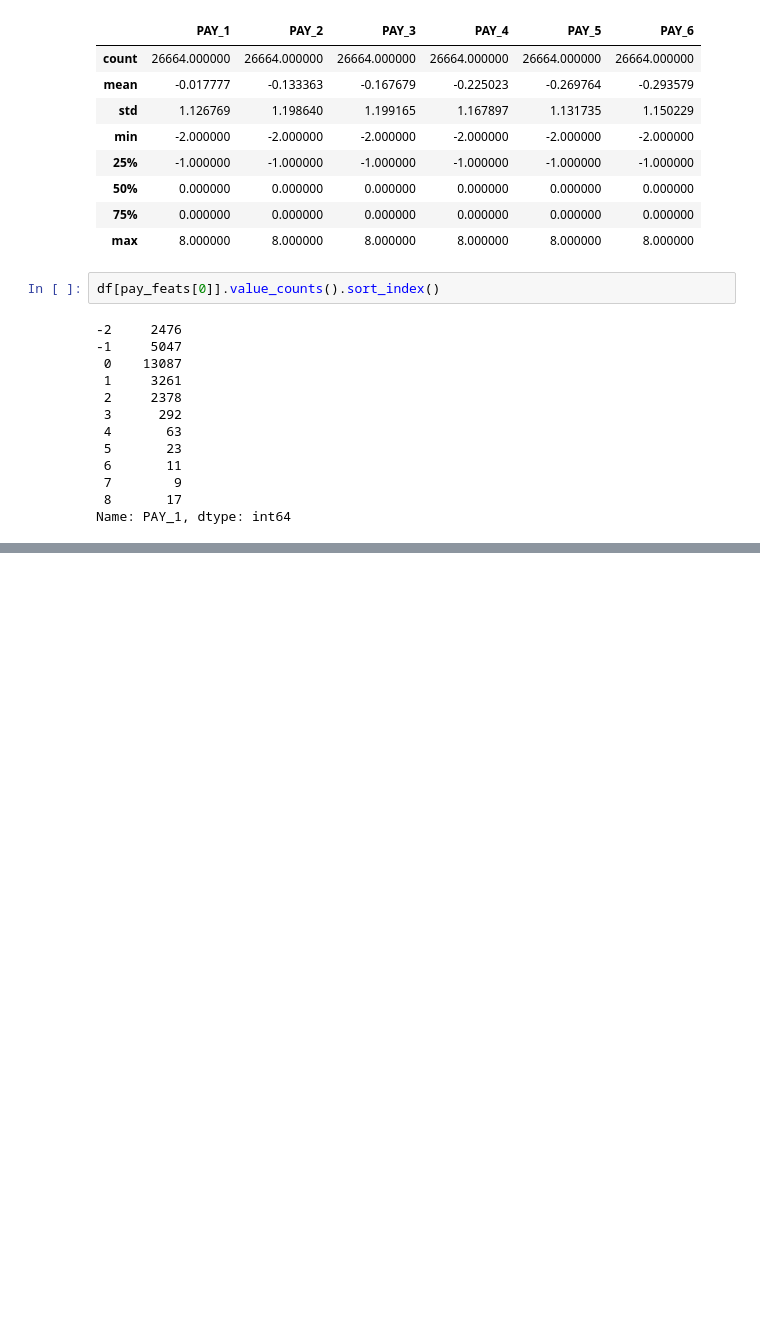
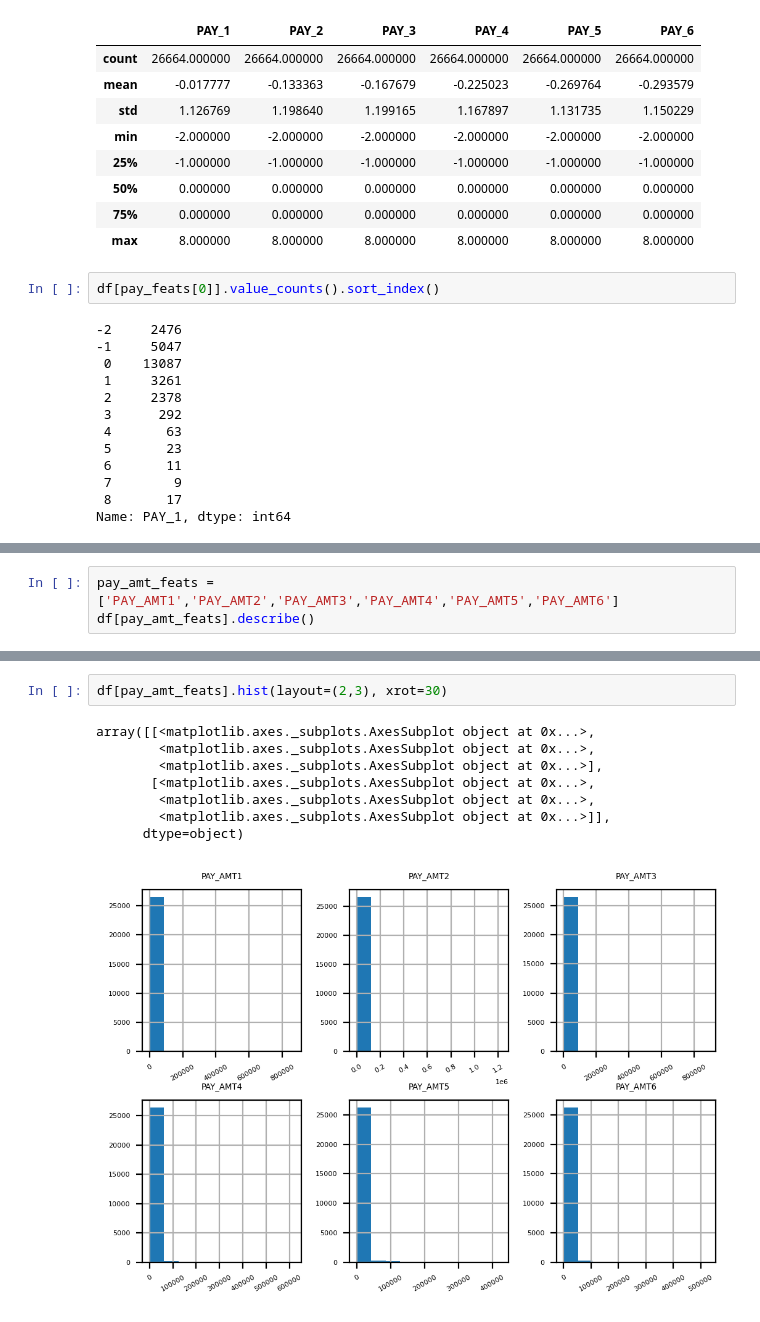
Before and after one commit to raceit80/dsp, a Jupyter notebook: data_visualization_1.ipynb, the cells around one changed output, grey strips where cells are left out. Cells and saved outputs as stored; diff of their text form; blank space fills up the shorter version.

```diff
--- a/data_visualization_1.ipynb
+++ b/data_visualization_1.ipynb
@@ -46,0 +118,3 @@ df[pay_feats[0]].hist()
+# %%
+pay_amt_feats = ['PAY_AMT1','PAY_AMT2','PAY_AMT3','PAY_AMT4','PAY_AMT5','PAY_AMT6']
+df[pay_amt_feats].describe()
@@ -46,0 +131,11 @@ df[pay_feats[0]].hist()
+# %%
+df[pay_amt_feats].hist(layout=(2,3), xrot=30)
+# %% [output]
+array([[<matplotlib.axes._subplots.AxesSubplot object at 0x...>,
+        <matplotlib.axes._subplots.AxesSubplot object at 0x...>,
+        <matplotlib.axes._subplots.AxesSubplot object at 0x...>],
+       [<matplotlib.axes._subplots.AxesSubplot object at 0x...>,
+        <matplotlib.axes._subplots.AxesSubplot object at 0x...>,
+        <matplotlib.axes._subplots.AxesSubplot object at 0x...>]],
+      dtype=object)
+[figure, added]
```
Also changed, not shown: parts of 11 cells of this notebook.
